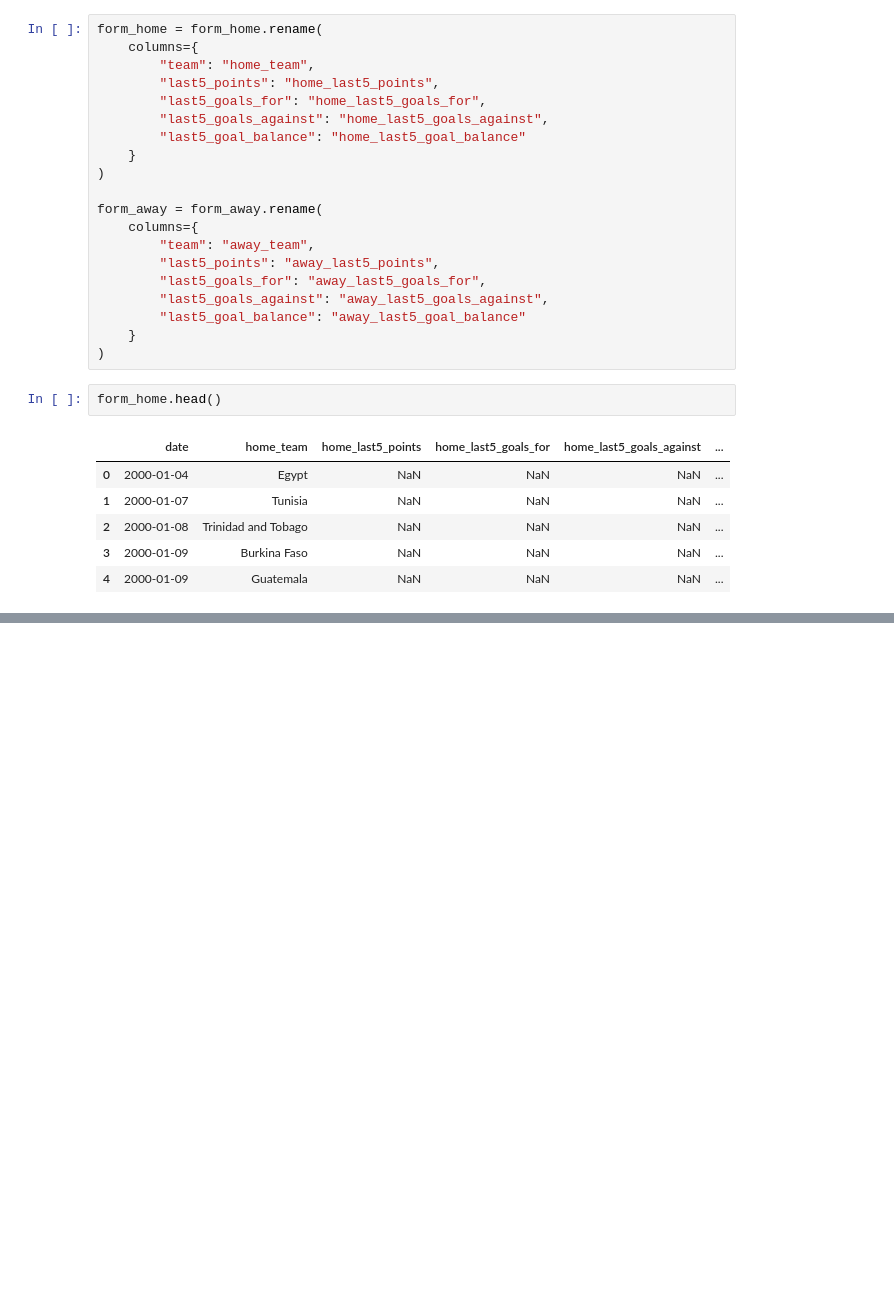
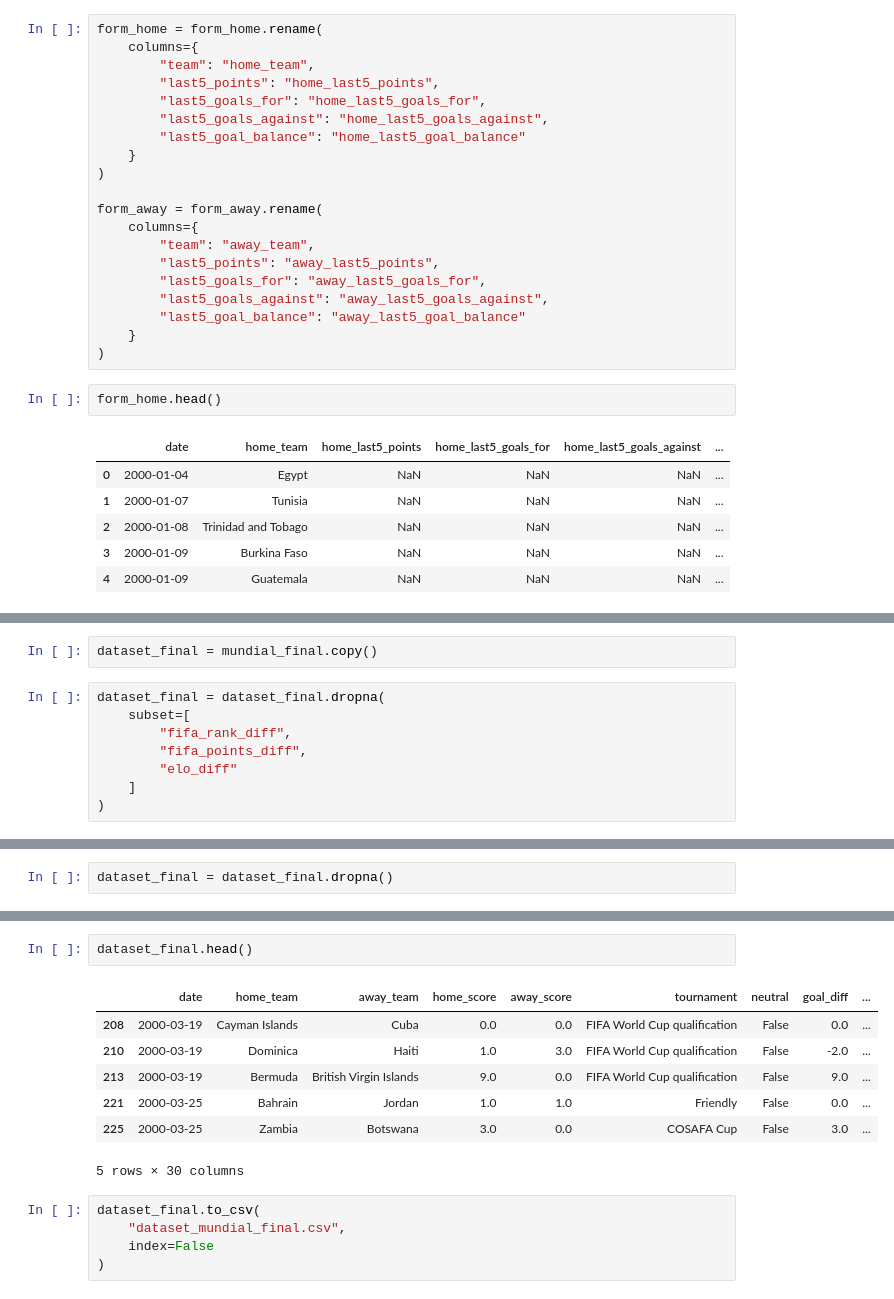
Before and after one commit to alejandro21rg/proyecto_ml, a Jupyter notebook: datasetfinal.ipynb, the cells around one changed output, grey strips where cells are left out. Saved outputs shown, nothing was run; the diff lists cells and outputs as text; blank space fills up the shorter version.

```diff
--- a/datasetfinal.ipynb
+++ b/datasetfinal.ipynb
@@ -979,0 +1127,10 @@ form_home.head()
+# %%
+dataset_final = mundial_final.copy()
+# %%
+dataset_final = dataset_final.dropna(
+    subset=[
+        "fifa_rank_diff",
+        "fifa_points_diff",
+        "elo_diff"
+    ]
+)
@@ -979,0 +1161,2 @@ form_home.head()
+# %%
+dataset_final = dataset_final.dropna()
@@ -979,0 +1193,15 @@ form_home.head()
+# %%
+dataset_final.head()
+# %% [output]
+|  | date | home_team | away_team | home_score | away_score | tournament | neutral | goal_diff | ... |
+| 208 | 2000-03-19 | Cayman Islands | Cuba | 0.0 | 0.0 | FIFA World Cup qualification | False | 0.0 | ... |
+| 210 | 2000-03-19 | Dominica | Haiti | 1.0 | 3.0 | FIFA World Cup qualification | False | -2.0 | ... |
+| 213 | 2000-03-19 | Bermuda | British Virgin Islands | 9.0 | 0.0 | FIFA World Cup qualification | False | 9.0 | ... |
+| 221 | 2000-03-25 | Bahrain | Jordan | 1.0 | 1.0 | Friendly | False | 0.0 | ... |
+| 225 | 2000-03-25 | Zambia | Botswana | 3.0 | 0.0 | COSAFA Cup | False | 3.0 | ... |
+5 rows × 30 columns
+# %%
+dataset_final.to_csv(
+    "dataset_mundial_final.csv",
+    index=False
+)
```
Also changed, not shown: parts of 17 cells of this notebook, 3 other files.
